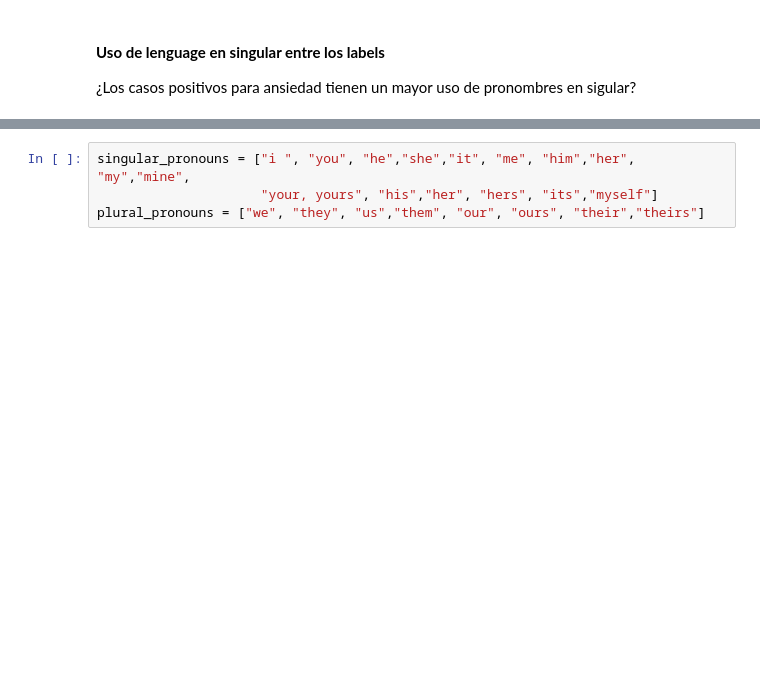
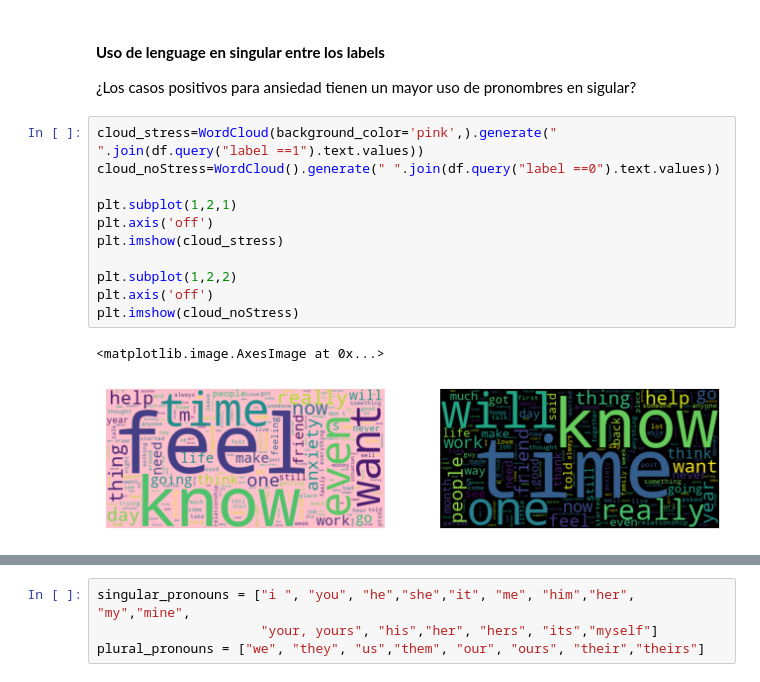
Before and after one commit to fjmoyao/depression_detection, a Jupyter notebook: src/EDA.ipynb, the cells around one changed output, grey strips where cells are left out. Cells and saved outputs as stored; diff of their text form; blank space fills up the shorter version.

```diff
--- a/src/EDA.ipynb
+++ b/src/EDA.ipynb
@@ -52,3 +80,17 @@ df.text = df.text.str.lower()
 #### **Uso de lenguage en singular entre los labels**
 
 ¿Los casos positivos para ansiedad tienen un mayor uso de pronombres en sigular?
+# %%
+cloud_stress=WordCloud(background_color='pink',).generate(" ".join(df.query("label ==1").text.values))
+cloud_noStress=WordCloud().generate(" ".join(df.query("label ==0").text.values))
+
+plt.subplot(1,2,1)
+plt.axis('off')
+plt.imshow(cloud_stress)
+
+plt.subplot(1,2,2)
+plt.axis('off')
+plt.imshow(cloud_noStress)
+# %% [output]
+<matplotlib.image.AxesImage at 0x...>
+[figure, added]
```
Also changed, not shown: parts of 17 cells of this notebook.
